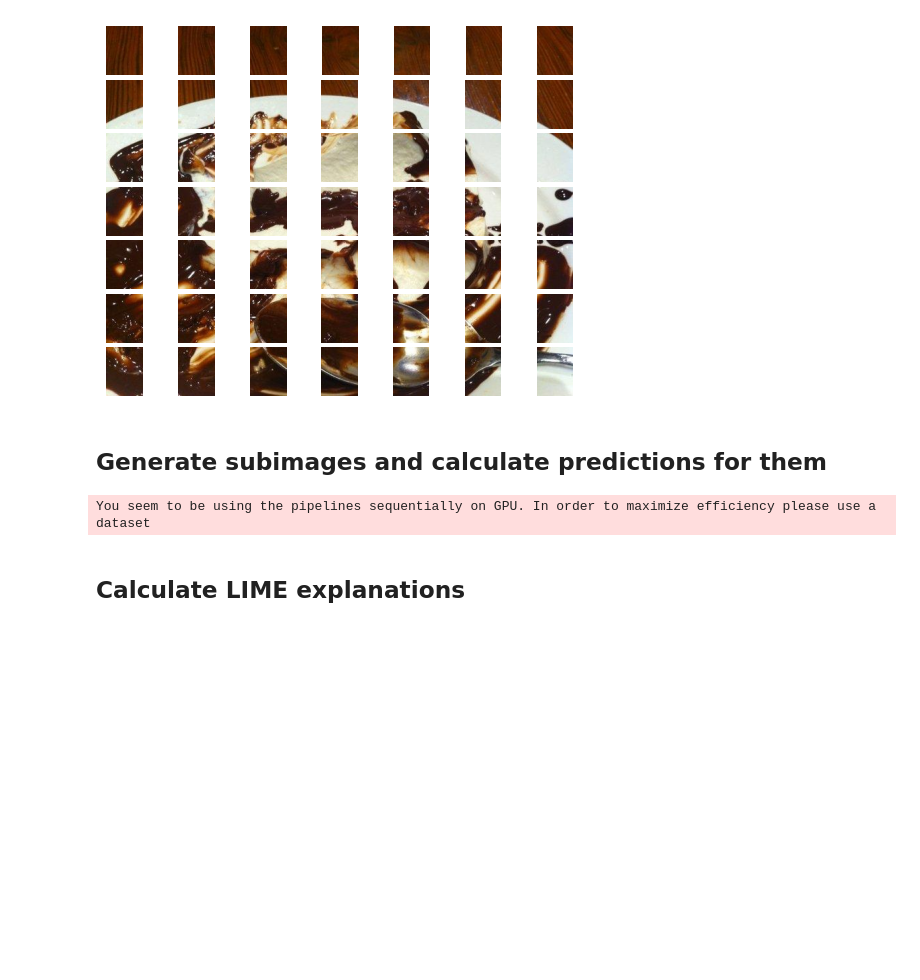
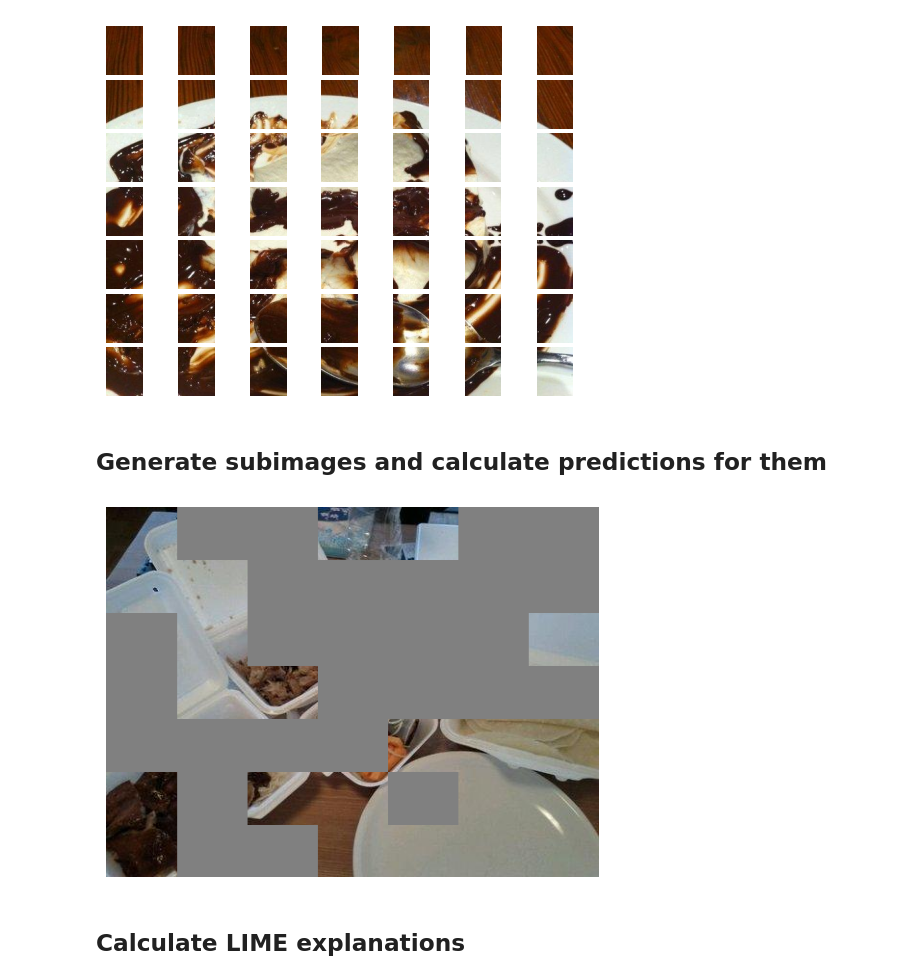
Before and after one commit to Kinzoku99/eml-2025, a Jupyter notebook: Homeworks/HW2/lime.ipynb, the cells around one changed output. Saved outputs shown, nothing was run; the diff lists cells and outputs as text; code cells hidden in the pictures; blank space fills up the shorter version.

```diff
--- a/Homeworks/HW2/lime.ipynb
+++ b/Homeworks/HW2/lime.ipynb
@@ -118,34 +156,38 @@ def calculate_subimage_score(subimage_prediction, label):
 
 z_prims = {
     ImageName.PEKING_DUCK: [generate_sample_in_interpretable_representation() for _ in range(N)],
     ImageName.PAELLA: [generate_sample_in_interpretable_representation() for _ in range(N)],
     ImageName.PANNA_COTTA: [generate_sample_in_interpretable_representation() for _ in range(N)]
 }
 
 zs = {
     image_name: [
         np.concatenate([
             np.concatenate([
                 element if selected[i * grid.w + j]
                     else generate_gray_rectangle(element.shape[0], element.shape[1])
                     for j, element in enumerate(row)
             ], axis=1) for i, row in enumerate(grid.array)
         ])
         for selected in z_prims[image_name]
     ] for image_name, grid in regions.items()
 }
 
 z_prims = {k: np.array(z_prim).astype(float) for k, z_prim in z_prims.items()}
 
 f_zs = {
     k:  np.array([
         calculate_subimage_score(pipe(Image.fromarray(z)), predictions_for_observations[k]['label'])
             for z in zs[k]
         ])
         for k in zs.keys()
 }
+
+plt.axis('off')
+plt.imshow(zs[ImageName.PEKING_DUCK][0])
+plt.show()
 # %% [output]
-You seem to be using the pipelines sequentially on GPU. In order to maximize efficiency please use a dataset
+[figure, added]
 # %% [markdown]
 ## Calculate LIME explanations
 # %%
```
Also changed, not shown: parts of 10 cells of this notebook, 6 other files.
